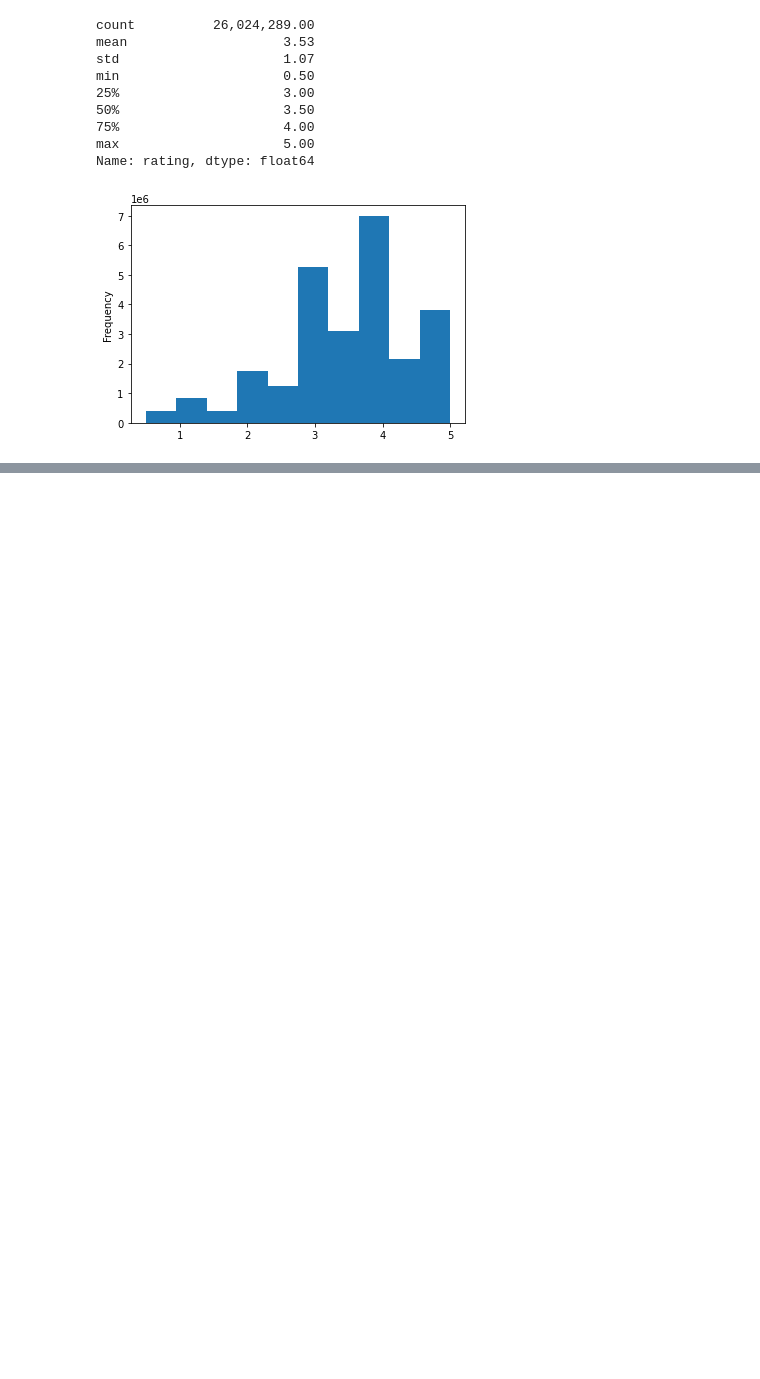
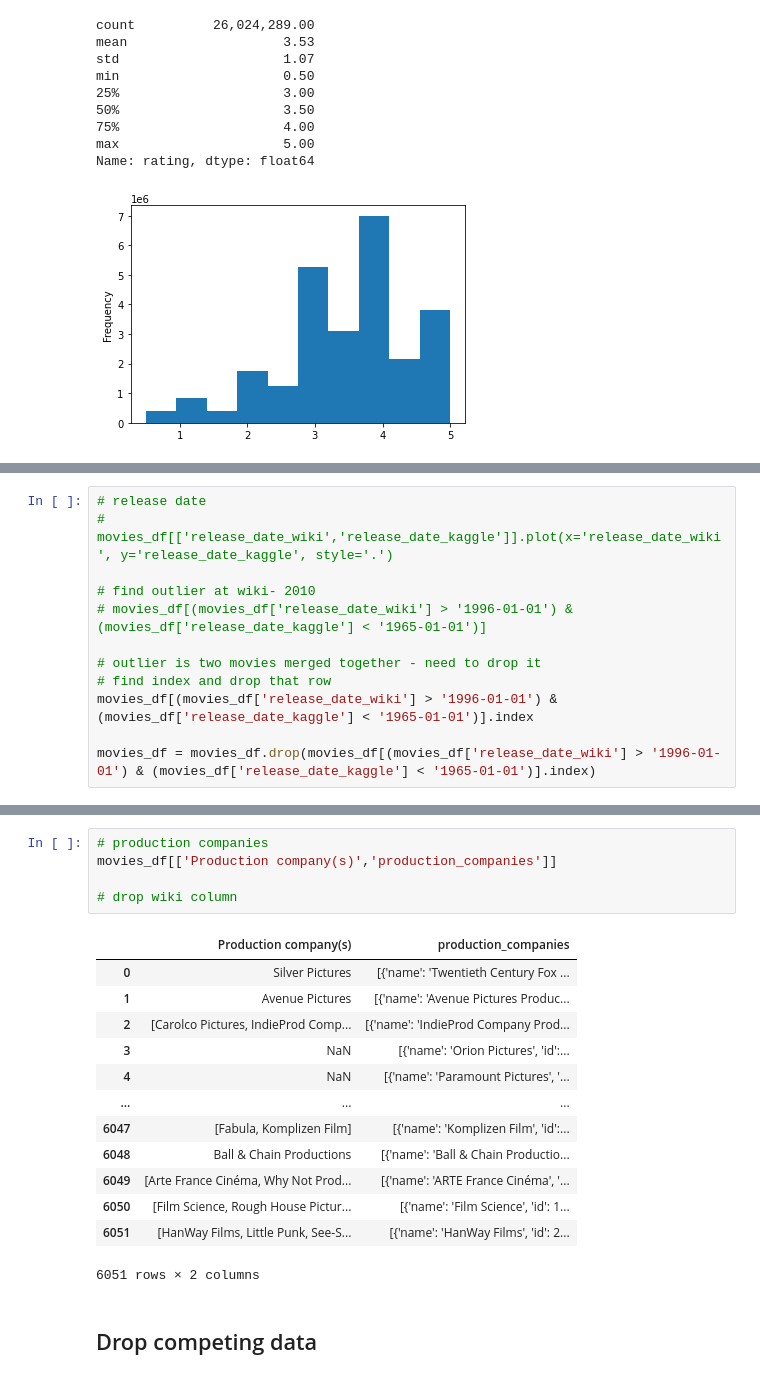
Before and after one commit to eoweed/Movies-ETL, a Jupyter notebook: movie_data.ipynb, the cells around one changed output, grey strips where cells are left out. Drawn from its saved outputs; the diff is of its cells as text; blank space fills up the shorter version.

```diff
--- a/movie_data.ipynb
+++ b/movie_data.ipynb
@@ -625,0 +682,12 @@ Name: rating, dtype: float64
+# %%
+# release date
+# movies_df[['release_date_wiki','release_date_kaggle']].plot(x='release_date_wiki', y='release_date_kaggle', style='.')
+
+# find outlier at wiki- 2010
+# movies_df[(movies_df['release_date_wiki'] > '1996-01-01') & (movies_df['release_date_kaggle'] < '1965-01-01')]
+
+# outlier is two movies merged together - need to drop it
+# find index and drop that row
+movies_df[(movies_df['release_date_wiki'] > '1996-01-01') & (movies_df['release_date_kaggle'] < '1965-01-01')].index
+
+movies_df = movies_df.drop(movies_df[(movies_df['release_date_wiki'] > '1996-01-01') & (movies_df['release_date_kaggle'] < '1965-01-01')].index)
@@ -625,0 +735,21 @@ Name: rating, dtype: float64
+# %%
+# production companies
+movies_df[['Production company(s)','production_companies']]
+
+# drop wiki column
+# %% [output]
+|  | Production company(s) | production_companies |
+| 0 | Silver Pictures | [{'name': 'Twentieth Century Fox ... |
+| 1 | Avenue Pictures | [{'name': 'Avenue Pictures Produc... |
+| 2 | [Carolco Pictures, IndieProd Comp... | [{'name': 'IndieProd Company Prod... |
+| 3 | NaN | [{'name': 'Orion Pictures', 'id':... |
+| 4 | NaN | [{'name': 'Paramount Pictures', '... |
+| ... | ... | ... |
+| 6047 | [Fabula, Komplizen Film] | [{'name': 'Komplizen Film', 'id':... |
+| 6048 | Ball & Chain Productions | [{'name': 'Ball & Chain Productio... |
+| 6049 | [Arte France Cinéma, Why Not Prod... | [{'name': 'ARTE France Cinéma', '... |
+| 6050 | [Film Science, Rough House Pictur... | [{'name': 'Film Science', 'id': 1... |
+| 6051 | [HanWay Films, Little Punk, See-S... | [{'name': 'HanWay Films', 'id': 2... |
+6051 rows × 2 columns
+# %% [markdown]
+## Drop competing data
```
Also changed, not shown: parts of 21 cells of this notebook.
